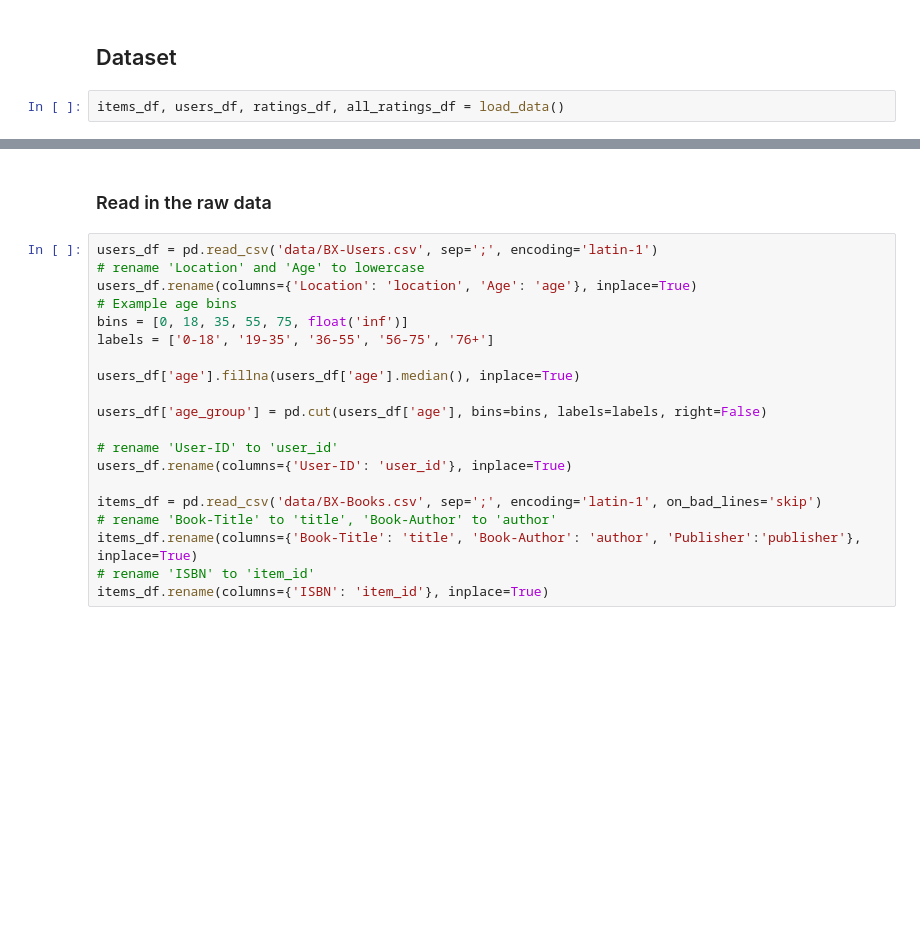
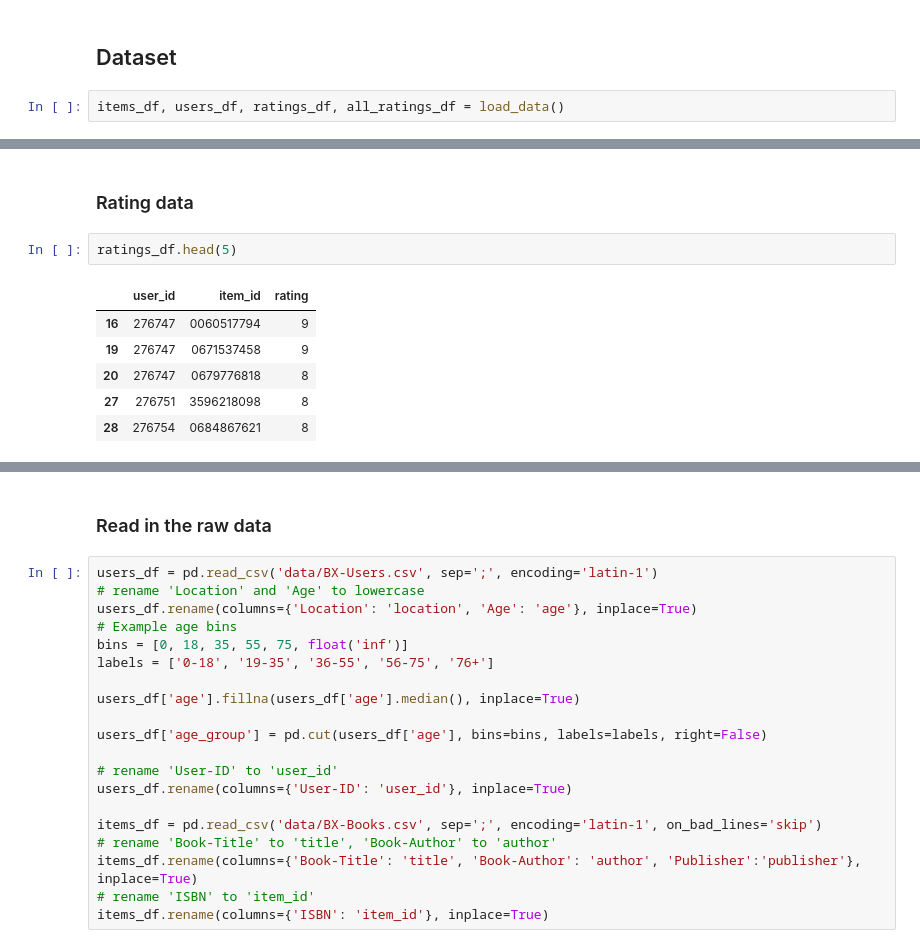
Before and after one commit to phillip1029/GNN-Recommendation-System, a Jupyter notebook: Recommendation_System_Demo.ipynb, the cells around one changed output, grey strips where cells are left out. Drawn from its saved outputs; the diff is of its cells as text; blank space fills up the shorter version.

```diff
--- a/Recommendation_System_Demo.ipynb
+++ b/Recommendation_System_Demo.ipynb
@@ -114,0 +56,11 @@ items_df.head(10)
+# %% [markdown]
+### Rating data
+# %%
+ratings_df.head(5)
+# %% [output]
+|  | user_id | item_id | rating |
+| 16 | 276747 | 0060517794 | 9 |
+| 19 | 276747 | 0671537458 | 9 |
+| 20 | 276747 | 0679776818 | 8 |
+| 27 | 276751 | 3596218098 | 8 |
+| 28 | 276754 | 0684867621 | 8 |
```
Also changed, not shown: parts of 16 cells of this notebook, 2 other files.
